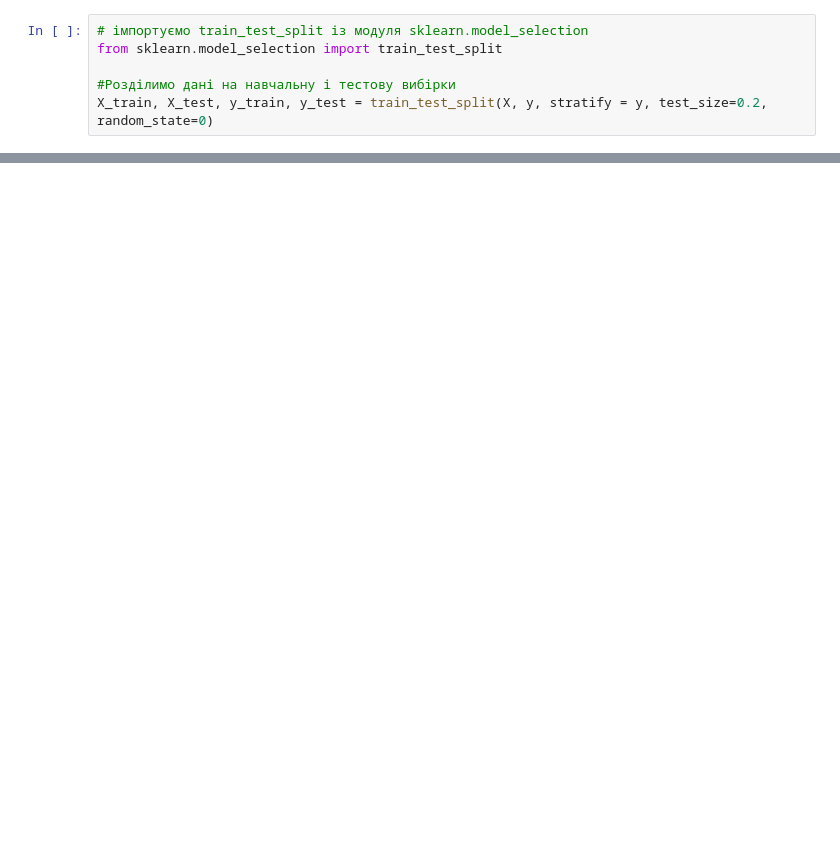
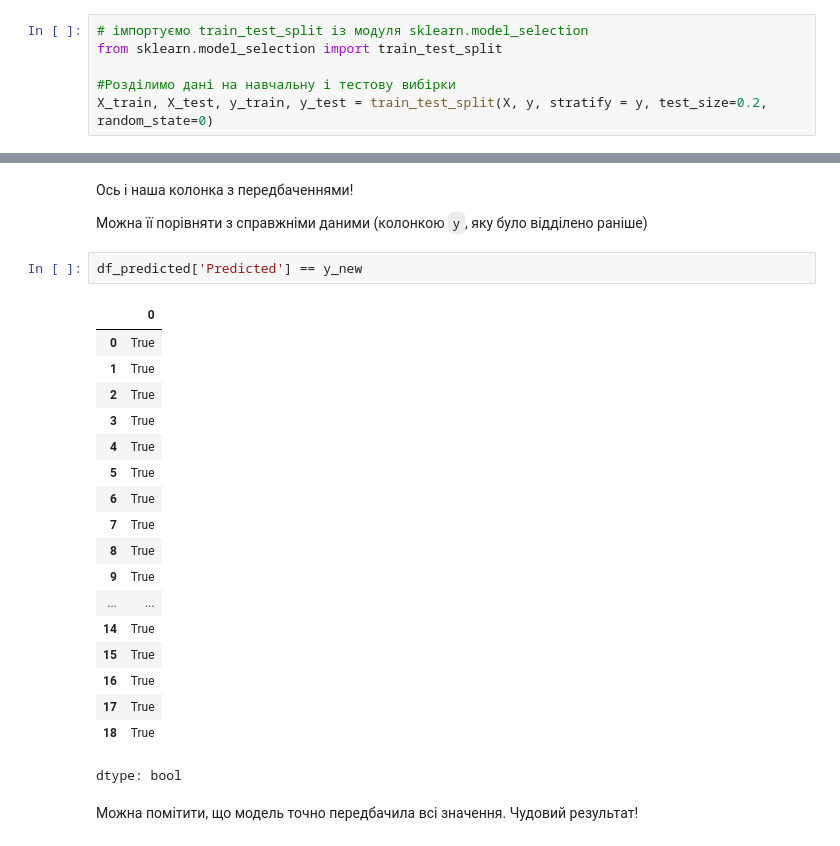
Before and after one commit to dmuman/ML-labs, a Jupyter notebook: lab4/lab4_tutorial.ipynb, the cells around one changed output, grey strips where cells are left out. Cells and saved outputs as stored; diff of their text form; blank space fills up the shorter version.

```diff
--- a/lab4/lab4_tutorial.ipynb
+++ b/lab4/lab4_tutorial.ipynb
@@ -490,0 +654,27 @@ X_new
+# %% [markdown]
+Ось і наша колонка з передбаченнями!
+
+Можна її порівняти з справжніми даними (колонкою `y`, яку було відділено раніше)
+# %%
+df_predicted['Predicted'] == y_new
+# %% [output]
+|  | 0 |
+| 0 | True |
+| 1 | True |
+| 2 | True |
+| 3 | True |
+| 4 | True |
+| 5 | True |
+| 6 | True |
+| 7 | True |
+| 8 | True |
+| 9 | True |
+| ... | ... |
+| 14 | True |
+| 15 | True |
+| 16 | True |
+| 17 | True |
+| 18 | True |
+dtype: bool
+# %% [markdown]
+Можна помітити, що модель точно передбачила всі значення. Чудовий результат!
```
Also changed, not shown: parts of 57 cells of this notebook.
